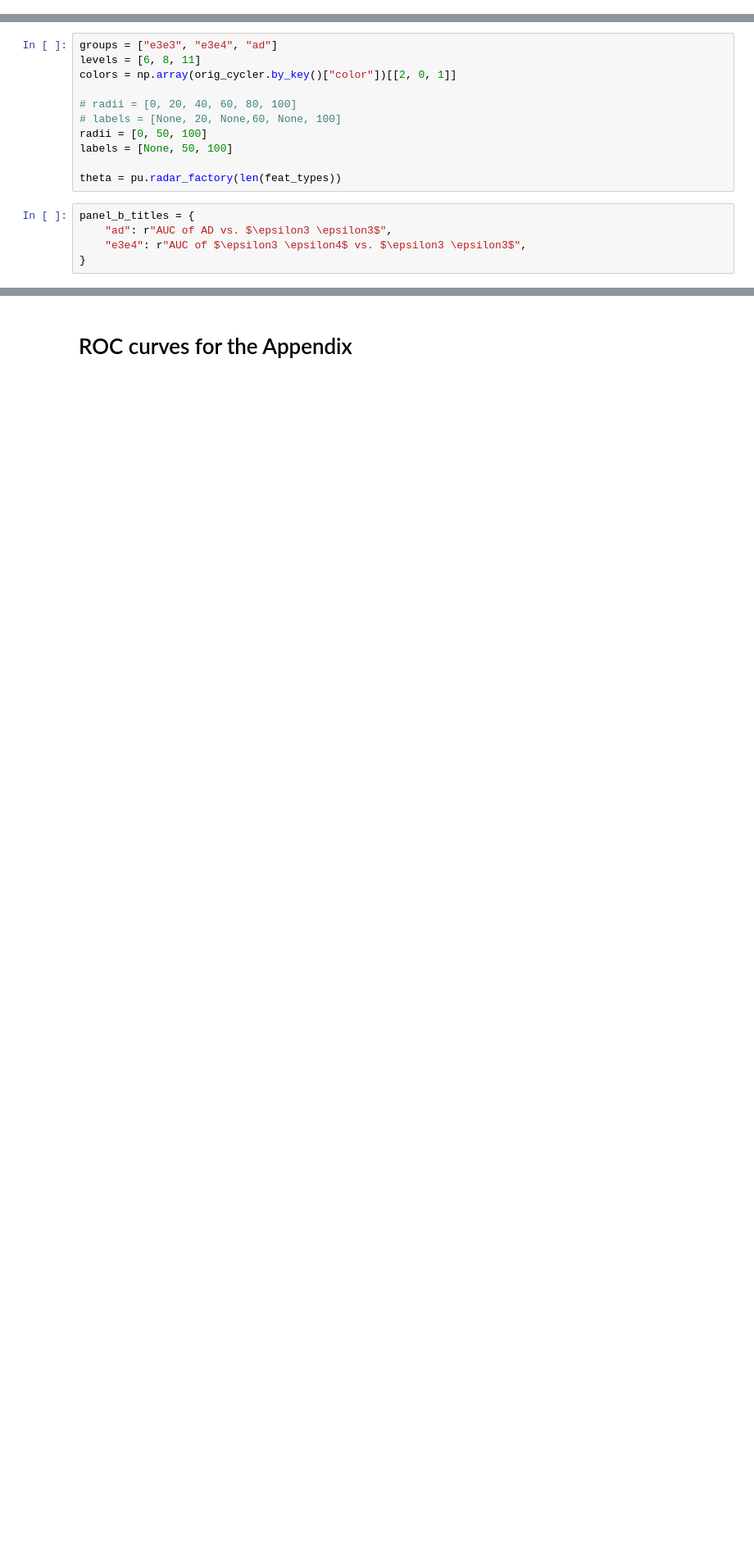
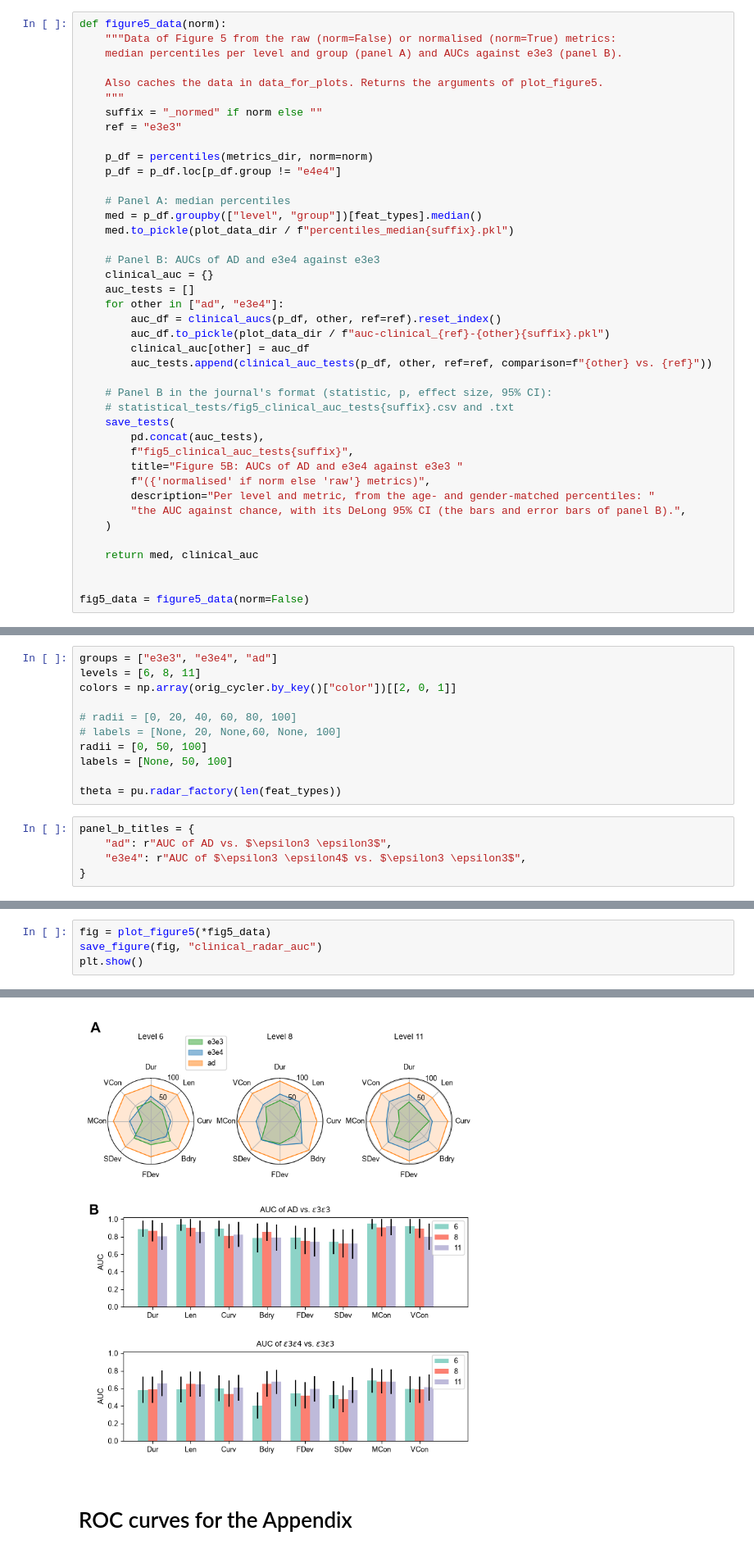
Before and after one commit to rodrigolece/navigoquest, a Jupyter notebook: notebooks/2_roc.ipynb, the cells around one changed output, grey strips where cells are left out. Shown at 82% size. Saved outputs shown, nothing was run; the diff lists cells and outputs as text; blank space fills up the shorter version.

```diff
--- a/notebooks/2_roc.ipynb
+++ b/notebooks/2_roc.ipynb
@@ -245,0 +240,41 @@ med = pd.read_pickle(percentiles_filename)
+# %%
+def figure5_data(norm):
+    """Data of Figure 5 from the raw (norm=False) or normalised (norm=True) metrics:
+    median percentiles per level and group (panel A) and AUCs against e3e3 (panel B).
+
+    Also caches the data in data_for_plots. Returns the arguments of plot_figure5.
+    """
+    suffix = "_normed" if norm else ""
+    ref = "e3e3"
+
+    p_df = percentiles(metrics_dir, norm=norm)
+    p_df = p_df.loc[p_df.group != "e4e4"]
+
+    # Panel A: median percentiles
+    med = p_df.groupby(["level", "group"])[feat_types].median()
+    med.to_pickle(plot_data_dir / f"percentiles_median{suffix}.pkl")
+
+    # Panel B: AUCs of AD and e3e4 against e3e3
+    clinical_auc = {}
+    auc_tests = []
+    for other in ["ad", "e3e4"]:
+        auc_df = clinical_aucs(p_df, other, ref=ref).reset_index()
+        auc_df.to_pickle(plot_data_dir / f"auc-clinical_{ref}-{other}{suffix}.pkl")
+        clinical_auc[other] = auc_df
+        auc_tests.append(clinical_auc_tests(p_df, other, ref=ref, comparison=f"{other} vs. {ref}"))
+
+    # Panel B in the journal's format (statistic, p, effect size, 95% CI):
+    # statistical_tests/fig5_clinical_auc_tests{suffix}.csv and .txt
+    save_tests(
+        pd.concat(auc_tests),
+        f"fig5_clinical_auc_tests{suffix}",
+        title="Figure 5B: AUCs of AD and e3e4 against e3e3 "
+        f"({'normalised' if norm else 'raw'} metrics)",
+        description="Per level and metric, from the age- and gender-matched percentiles: "
+        "the AUC against chance, with its DeLong 95% CI (the bars and error bars of panel B).",
+    )
+
+    return med, clinical_auc
+
+
+fig5_data = figure5_data(norm=False)
@@ -315,0 +369,5 @@ pu.add_panel_labels(fig, axes=panel_label_axes, fontsize=18, xs=[-0.2, -0.1], ys
+# %%
+fig = plot_figure5(*fig5_data)
+save_figure(fig, "clinical_radar_auc")
+plt.show()
+# %% [output]
@@ -316,3 +375,4 @@ pu.add_panel_labels(fig, axes=panel_label_axes, fontsize=18, xs=[-0.2, -0.1], ys
+[figure, added]
 # %% [markdown]
 # ROC curves for the Appendix
 # %%
```
Also changed, not shown: parts of 18 cells of this notebook, 16 other files.
